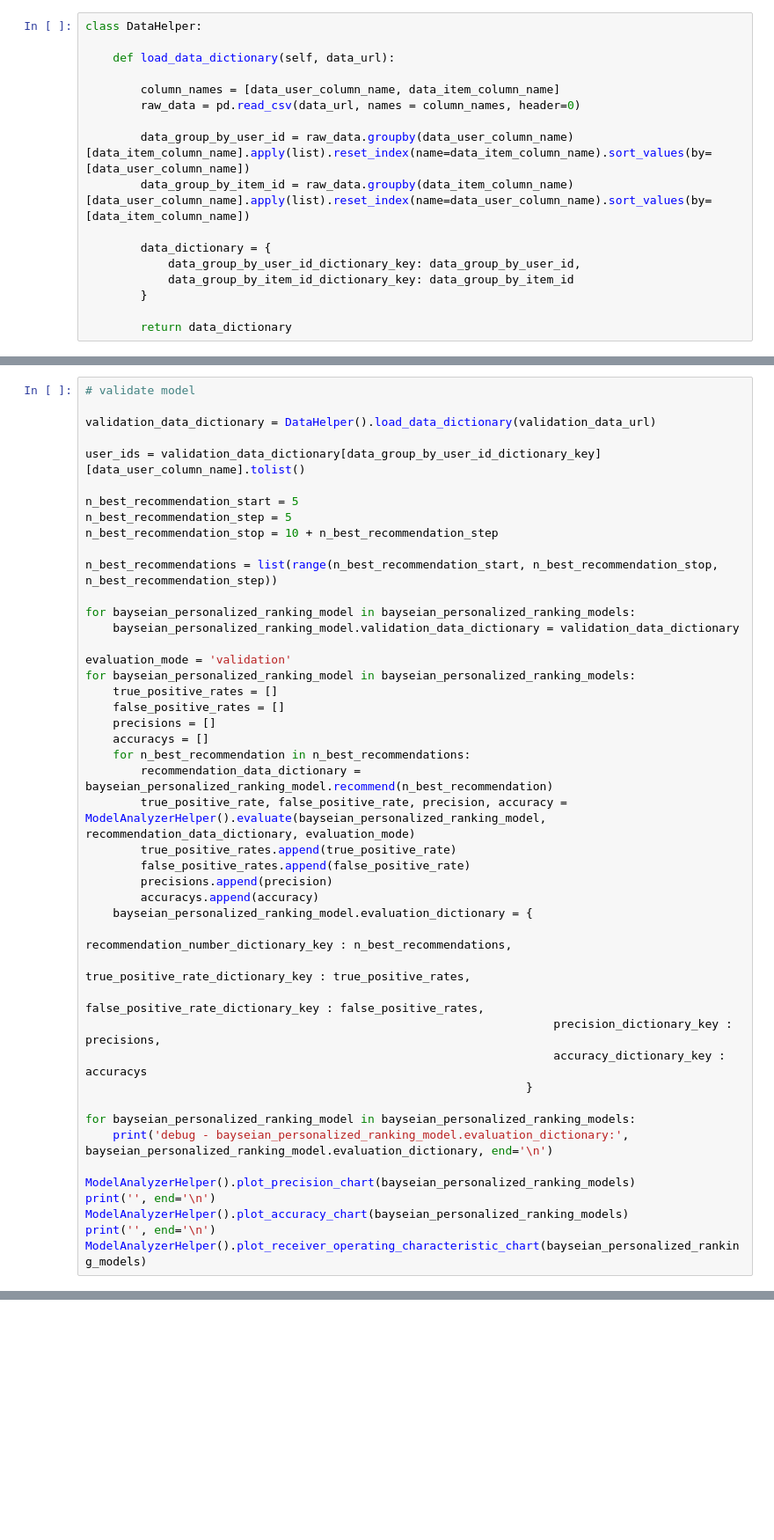
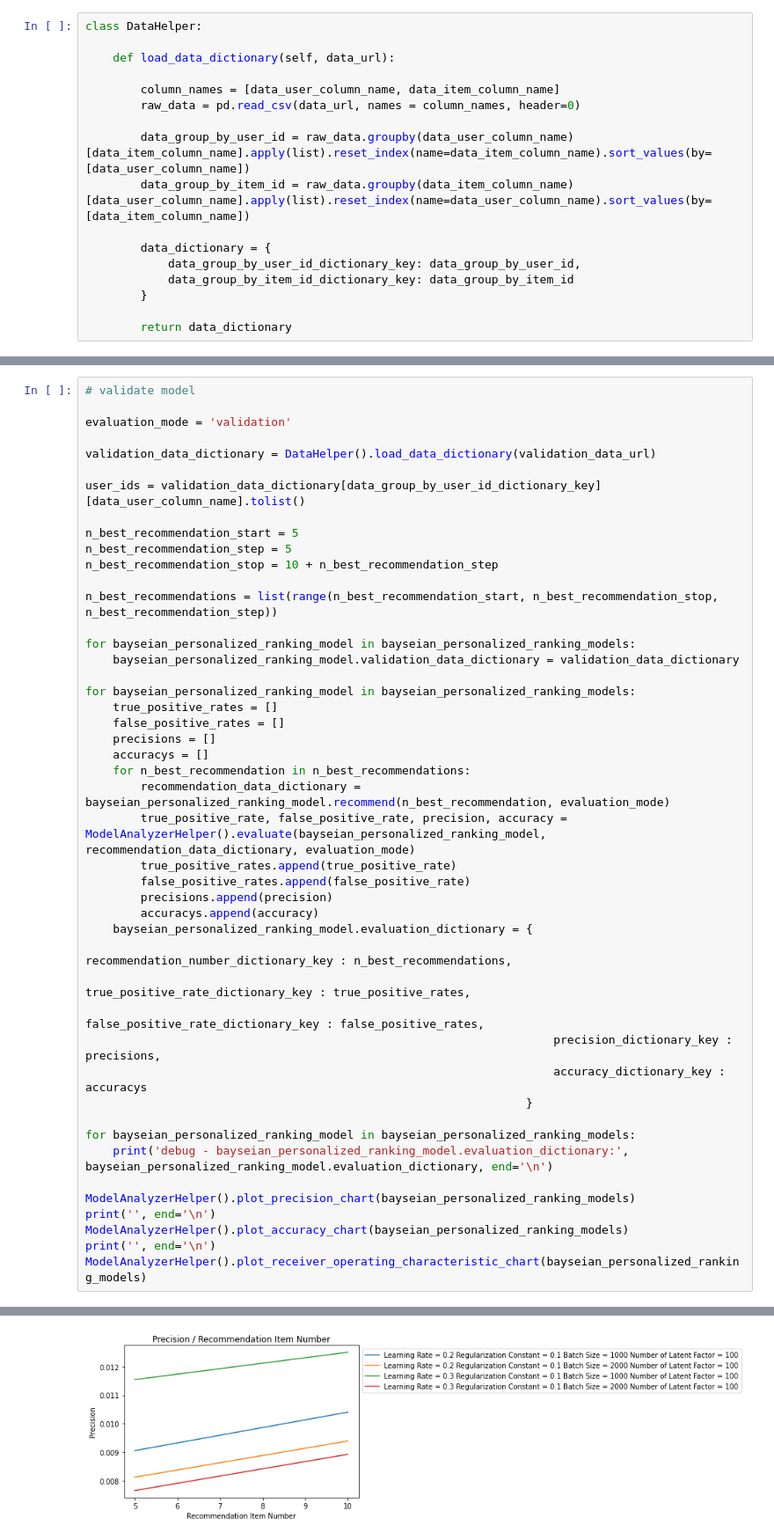
Before and after one commit to samohtwal/Bayesian-Personalized-Ranking, a Jupyter notebook: Bayesian_Personalized_Ranking.ipynb, the cells around one changed output, grey strips where cells are left out. Shown at 88% size. Saved outputs shown, nothing was run; the diff lists cells and outputs as text; blank space fills up the shorter version.

```diff
--- a/Bayesian_Personalized_Ranking.ipynb
+++ b/Bayesian_Personalized_Ranking.ipynb
@@ -564,5 +569,7 @@ debug - iteration: 4 root_mean_square_error: 78817.0
 # %%
 # validate model
+
+evaluation_mode = 'validation'
 
 validation_data_dictionary = DataHelper().load_data_dictionary(validation_data_url)
 
@@ -577,14 +584,13 @@ n_best_recommendations = list(range(n_best_recommendation_start, n_best_recommen
 for bayseian_personalized_ranking_model in bayseian_personalized_ranking_models:
     bayseian_personalized_ranking_model.validation_data_dictionary = validation_data_dictionary
 
-evaluation_mode = 'validation'
 for bayseian_personalized_ranking_model in bayseian_personalized_ranking_models:
     true_positive_rates = []
     false_positive_rates = []
     precisions = []
     accuracys = []
     for n_best_recommendation in n_best_recommendations:
-        recommendation_data_dictionary = bayseian_personalized_ranking_model.recommend(n_best_recommendation)
+        recommendation_data_dictionary = bayseian_personalized_ranking_model.recommend(n_best_recommendation, evaluation_mode)
         true_positive_rate, false_positive_rate, precision, accuracy = ModelAnalyzerHelper().evaluate(bayseian_personalized_ranking_model, recommendation_data_dictionary, evaluation_mode)
         true_positive_rates.append(true_positive_rate)
         false_positive_rates.append(false_positive_rate)
@@ -606,3 +612,4 @@ print('', end='\n')
 ModelAnalyzerHelper().plot_accuracy_chart(bayseian_personalized_ranking_models)
 print('', end='\n')
 ModelAnalyzerHelper().plot_receiver_operating_characteristic_chart(bayseian_personalized_ranking_models)
+# %% [output]
@@ -608,0 +633 @@ ModelAnalyzerHelper().plot_receiver_operating_characteristic_chart(bayseian_pers
+[figure, added]
```
Also changed, not shown: parts of 5 cells of this notebook.
